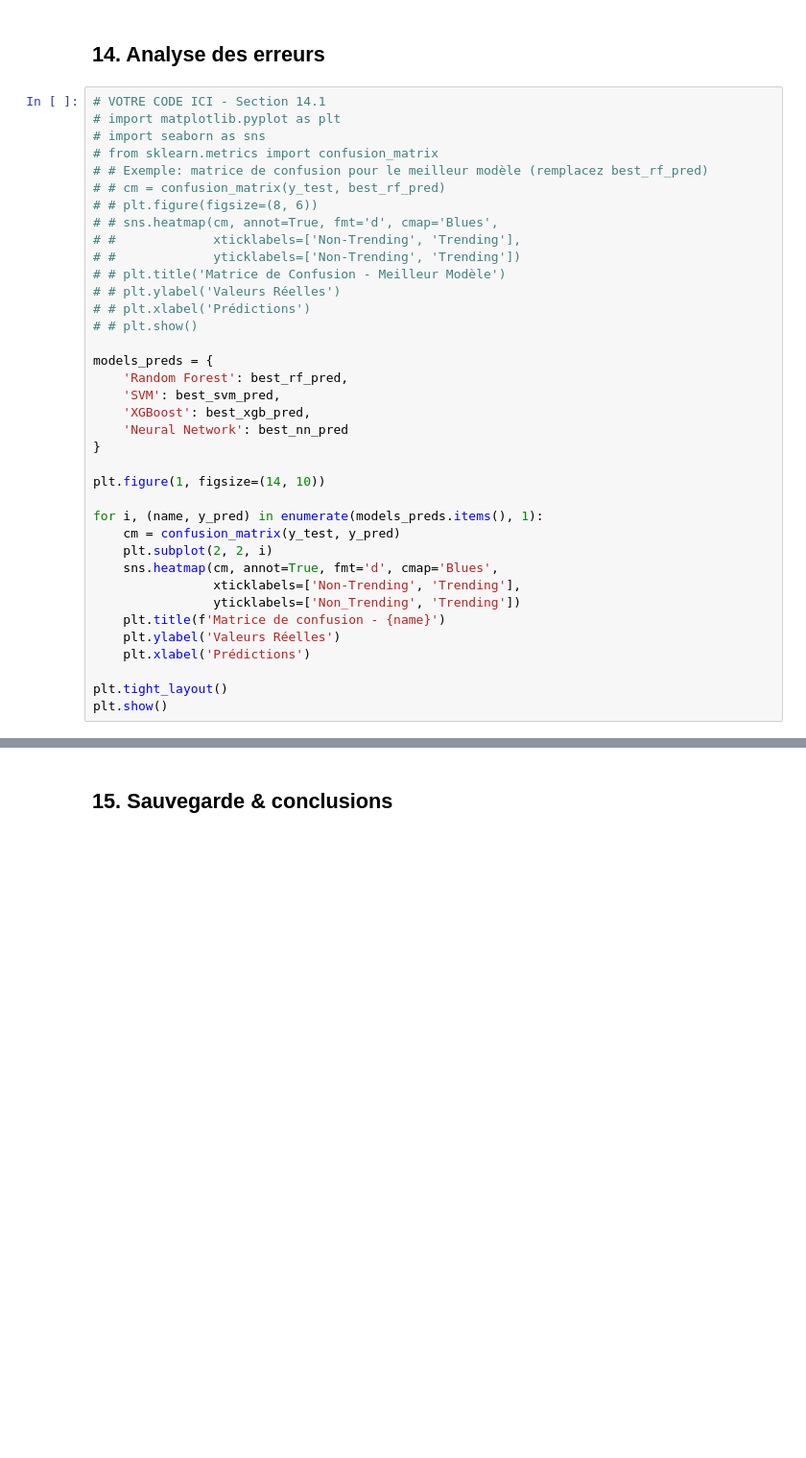
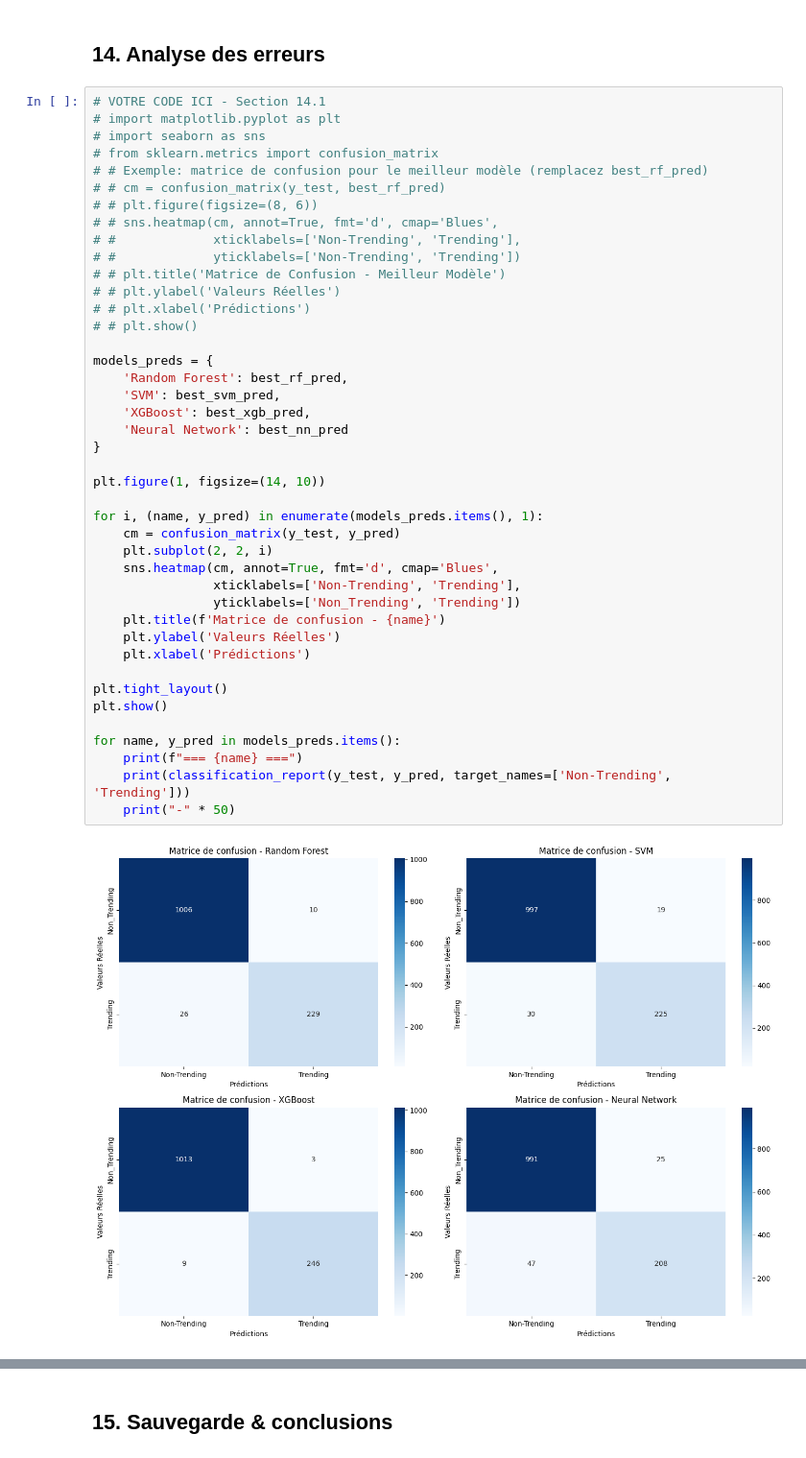
Before and after one commit to Thibaud34/Pr-diction_Popularit-_Vid-os_Youtube_Machine_Learning, a Jupyter notebook: projet-ml-youtube-trending-68b010e7b5bc2532236423.ipynb, the cells around one changed output, grey strips where cells are left out. Shown at 96% size. Saved outputs shown, nothing was run; the diff lists cells and outputs as text; blank space fills up the shorter version.

```diff
--- a/projet-ml-youtube-trending-68b010e7b5bc2532236423.ipynb
+++ b/projet-ml-youtube-trending-68b010e7b5bc2532236423.ipynb
@@ -1201,30 +1201,36 @@ Meilleur score CV NN: 0.8726618850063096
 # # sns.heatmap(cm, annot=True, fmt='d', cmap='Blues',
 # #             xticklabels=['Non-Trending', 'Trending'],
 # #             yticklabels=['Non-Trending', 'Trending'])
 # # plt.title('Matrice de Confusion - Meilleur Modèle')
 # # plt.ylabel('Valeurs Réelles')
 # # plt.xlabel('Prédictions')
 # # plt.show()
 
 models_preds = {
     'Random Forest': best_rf_pred,
     'SVM': best_svm_pred,
     'XGBoost': best_xgb_pred,
     'Neural Network': best_nn_pred
 }
 
 plt.figure(1, figsize=(14, 10))
 
 for i, (name, y_pred) in enumerate(models_preds.items(), 1):
     cm = confusion_matrix(y_test, y_pred)
     plt.subplot(2, 2, i)
     sns.heatmap(cm, annot=True, fmt='d', cmap='Blues',
                 xticklabels=['Non-Trending', 'Trending'],
                 yticklabels=['Non_Trending', 'Trending'])
     plt.title(f'Matrice de confusion - {name}')
     plt.ylabel('Valeurs Réelles')
     plt.xlabel('Prédictions')
 
 plt.tight_layout()
 plt.show()
+
+for name, y_pred in models_preds.items():
+    print(f"=== {name} ===")
+    print(classification_report(y_test, y_pred, target_names=['Non-Trending', 'Trending']))
+    print("-" * 50)
 # %% [output]
+[figure, new version]
```
Also changed, not shown: parts of 4 cells of this notebook, 1 other file.
